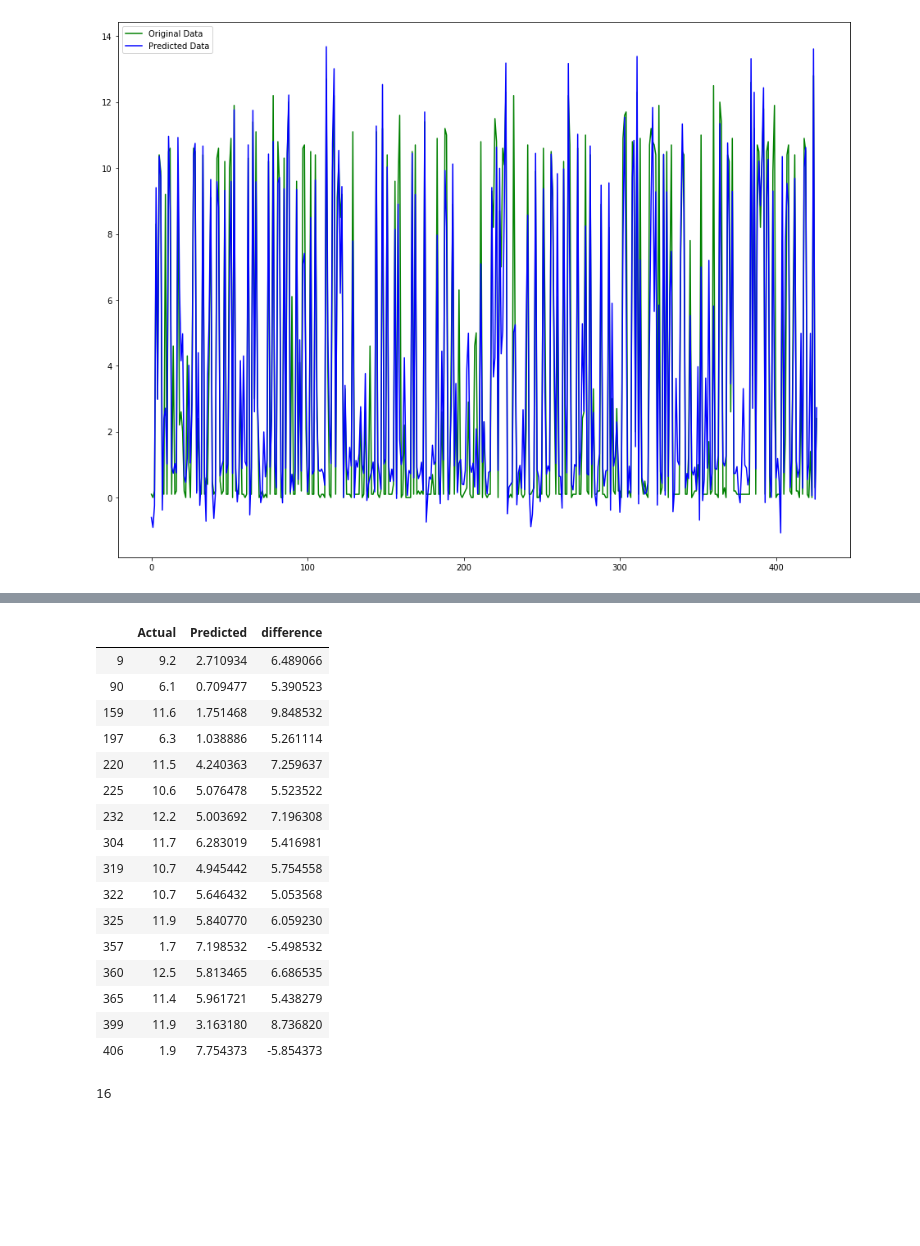
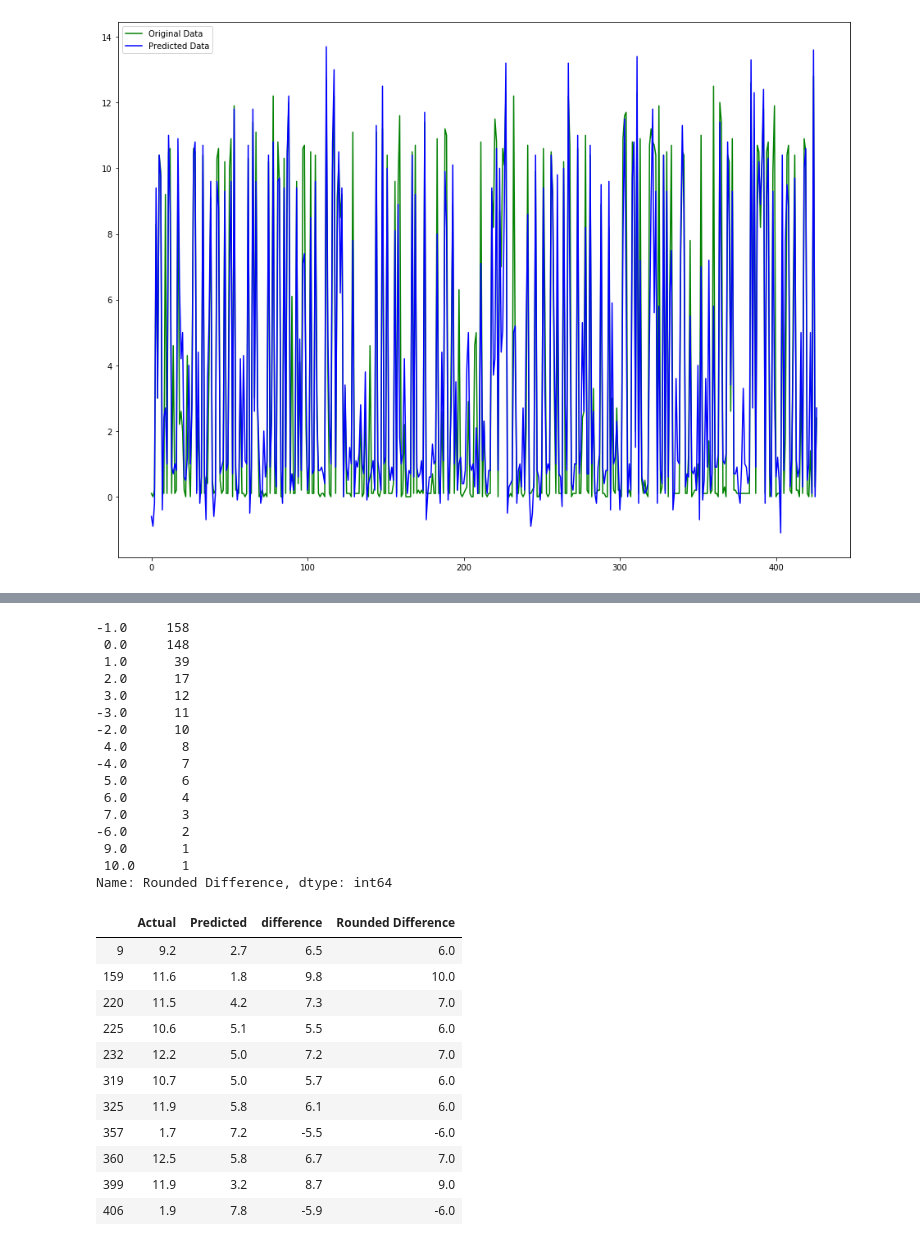
Before and after one commit to ABDULSABOOR1995/Vessel-s-Anomaly-Behaviour-Detection, a Jupyter notebook: Analysis of AIS Data.ipynb, the cells around one changed output, grey strips where cells are left out. Saved outputs shown, nothing was run; the diff lists cells and outputs as text; code cells hidden in the pictures; blank space fills up the shorter version.

```diff
--- a/Analysis of AIS Data.ipynb
+++ b/Analysis of AIS Data.ipynb
@@ -665,7 +729,7 @@ y
 # %% [output]
 array([8.9, 9.2, 7.9, ..., 3.1, 4.8, 4.2])
 # %%
-X = track1[['LAT', 'hour', 'LON', 'Cargo', 'COG']]
+X = track1[['LAT', 'hour','Cargo', 'COG']]
 # %%
 X
 # %% [output]
@@ -754,3 +820,8 @@ plt.legend(labels)
 plt.show()
 # %% [output]
 [figure]
+# %%
+# round off predicted values
+import numpy as np
+yhat = np.round(yhat,1)
+yhat[:5]
@@ -792,0 +867,6 @@ predicted_vs_real
+# %%
+rounded_difference = predicted_vs_real['difference'].tolist()
+rounded_difference = np.round(rounded_difference,0)
+# %%
+predicted_vs_real['Rounded Difference'] = rounded_difference
+predicted_vs_real
@@ -793,26 +887,36 @@ predicted_vs_real
+# %%
+predicted_vs_real['Rounded Difference'].value_counts()
+# %% [output]
+-1.0     158
+ 0.0     148
+ 1.0      39
+ 2.0      17
+ 3.0      12
+-3.0      11
+-2.0      10
+ 4.0       8
+-4.0       7
+ 5.0       6
+ 6.0       4
+ 7.0       3
+-6.0       2
+ 9.0       1
+ 10.0      1
+Name: Rounded Difference, dtype: int64
 # %%
 # The rows giving larger difference are anamolous
-anamolies = predicted_vs_real[(predicted_vs_real['difference']> 5) |(predicted_vs_real['difference']< -5)]
+anamolies = predicted_vs_real[(predicted_vs_real['Rounded Difference']>= 6) |(predicted_vs_real['Rounded Difference']<= -6)]
 anamolies
 # %% [output]
-|  | Actual | Predicted | difference |
-| 9 | 9.2 | 2.710934 | 6.489066 |
-| 90 | 6.1 | 0.709477 | 5.390523 |
-| 159 | 11.6 | 1.751468 | 9.848532 |
-| 197 | 6.3 | 1.038886 | 5.261114 |
-| 220 | 11.5 | 4.240363 | 7.259637 |
-| 225 | 10.6 | 5.076478 | 5.523522 |
-| 232 | 12.2 | 5.003692 | 7.196308 |
-| 304 | 11.7 | 6.283019 | 5.416981 |
-| 319 | 10.7 | 4.945442 | 5.754558 |
-| 322 | 10.7 | 5.646432 | 5.053568 |
-| 325 | 11.9 | 5.840770 | 6.059230 |
-| 357 | 1.7 | 7.198532 | -5.498532 |
-| 360 | 12.5 | 5.813465 | 6.686535 |
-| 365 | 11.4 | 5.961721 | 5.438279 |
-| 399 | 11.9 | 3.163180 | 8.736820 |
-| 406 | 1.9 | 7.754373 | -5.854373 |
+|  | Actual | Predicted | difference | Rounded Difference |
+| 9 | 9.2 | 2.7 | 6.5 | 6.0 |
+| 159 | 11.6 | 1.8 | 9.8 | 10.0 |
+| 220 | 11.5 | 4.2 | 7.3 | 7.0 |
+| 225 | 10.6 | 5.1 | 5.5 | 6.0 |
+| 232 | 12.2 | 5.0 | 7.2 | 7.0 |
+| 319 | 10.7 | 5.0 | 5.7 | 6.0 |
+| 325 | 11.9 | 5.8 | 6.1 | 6.0 |
+| 357 | 1.7 | 7.2 | -5.5 | -6.0 |
+| 360 | 12.5 | 5.8 | 6.7 | 7.0 |
+| 399 | 11.9 | 3.2 | 8.7 | 9.0 |
+| 406 | 1.9 | 7.8 | -5.9 | -6.0 |
-# %%
-len(anamolies.index)
-# %% [output]
-16
```
Also changed, not shown: parts of 68 cells of this notebook.
